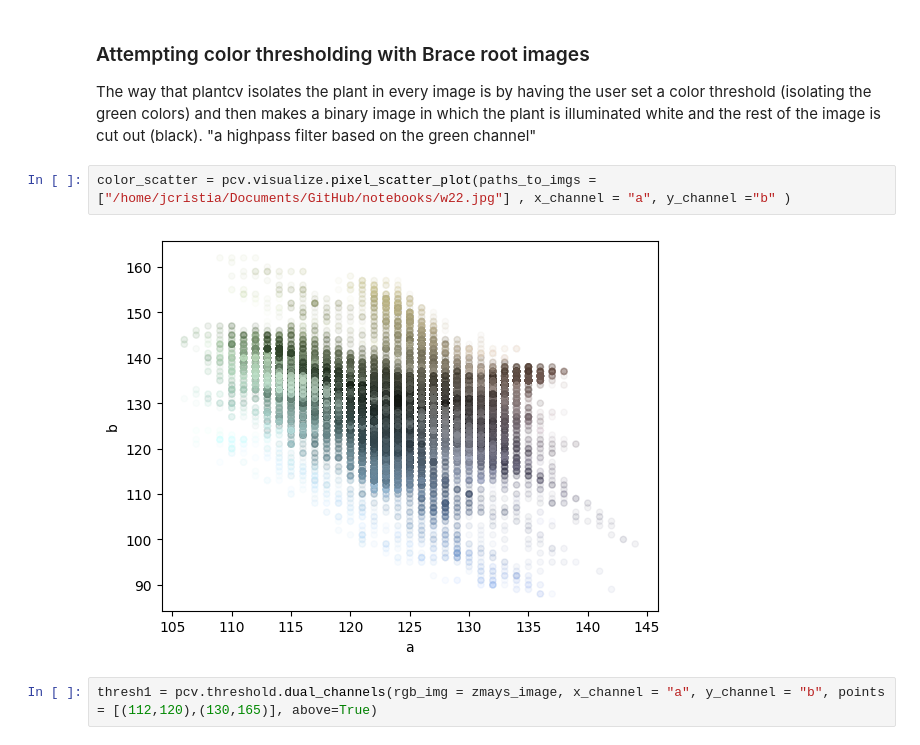
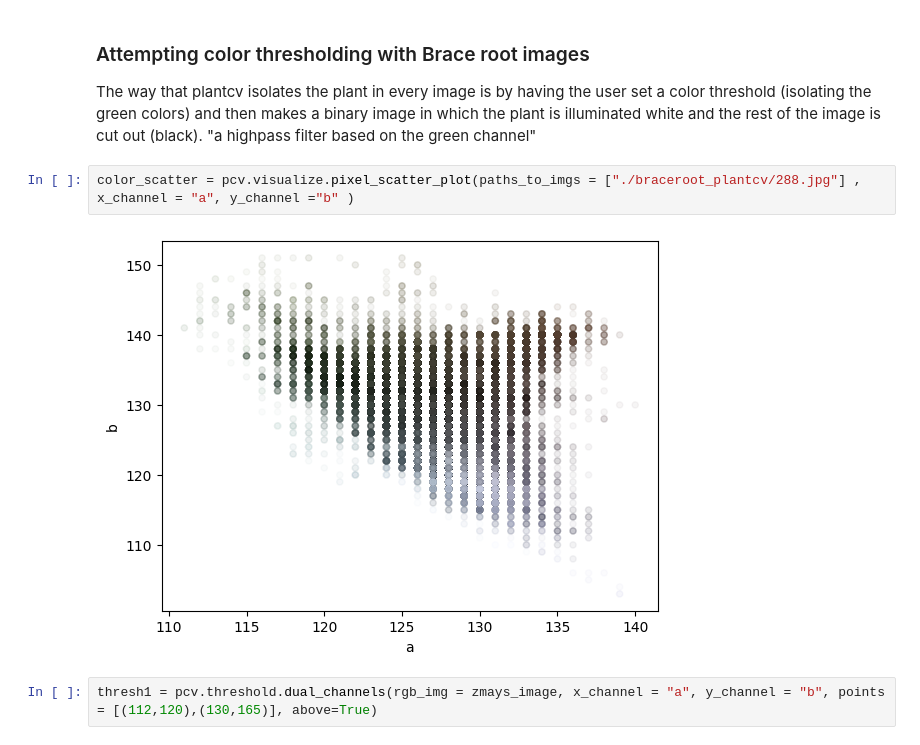
Before and after one commit to KopiousKarp/code_notebooks, a Jupyter notebook: braceroot_plantcv/plantCV_notebook.ipynb, the cells around one changed output. Drawn from its saved outputs; the diff is of its cells as text.

```diff
--- a/braceroot_plantcv/plantCV_notebook.ipynb
+++ b/braceroot_plantcv/plantCV_notebook.ipynb
@@ -23,9 +23,9 @@ pcv.plot_image(zmays_image,cmap=None)
 
 The way that plantcv isolates the plant in every image is by having the user set a color threshold (isolating the green colors) and then makes a binary image in which the plant is illuminated white and the rest of the image is cut out (black). "a highpass filter based on the green channel"
 # %%
-color_scatter = pcv.visualize.pixel_scatter_plot(paths_to_imgs = ["/home/jcristia/Documents/GitHub/notebooks/w22.jpg"] , x_channel = "a", y_channel ="b" )
+color_scatter = pcv.visualize.pixel_scatter_plot(paths_to_imgs = ["./braceroot_plantcv/288.jpg"] , x_channel = "a", y_channel ="b" )
 # %% [output]
-[figure, old version]
+[figure, new version]
 # %%
 thresh1 = pcv.threshold.dual_channels(rgb_img = zmays_image, x_channel = "a", y_channel = "b", points = [(112,120),(130,165)], above=True)
 # %% [markdown]
```
Also changed, not shown: parts of 9 cells of this notebook, 1 other file.
